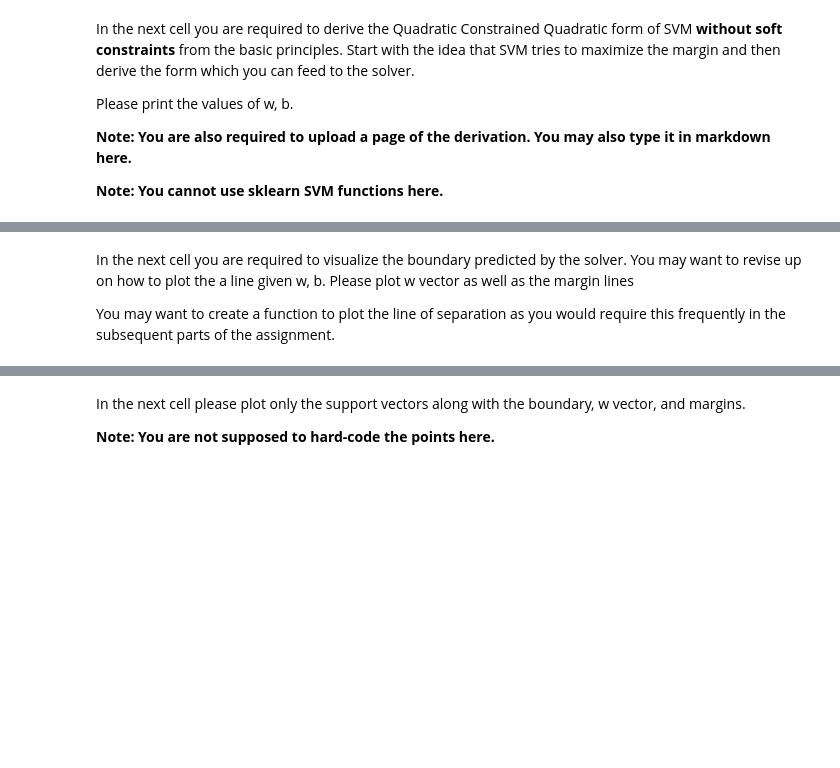
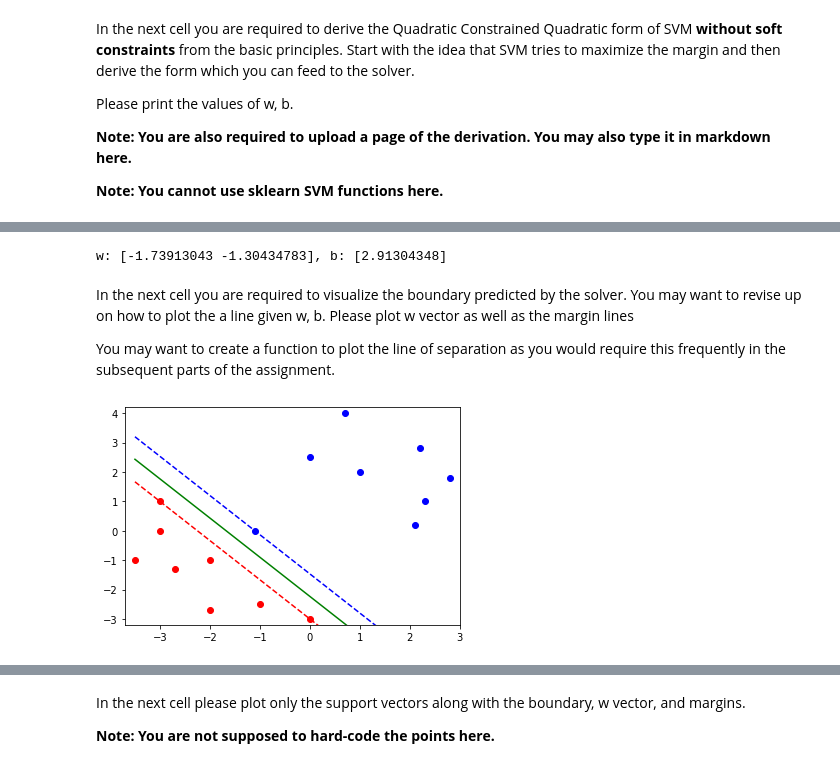
Before and after one commit to TheProjectsGuy/SMAI21-CS7.403, a Jupyter notebook: Assignments/Assignment 3/Notebooks/SVM.ipynb, the cells around one changed output, grey strips where cells are left out. Cells and saved outputs as stored; diff of their text form; code cells hidden in the pictures; blank space fills up the shorter version.

```diff
--- a/Assignments/Assignment 3/Notebooks/SVM.ipynb
+++ b/Assignments/Assignment 3/Notebooks/SVM.ipynb
@@ -60,3 +84,16 @@ Please print the values of w, b.
+# %%
+# Extract shapes
+N, d = X.shape
+w = cp.Variable(d)
+b = cp.Variable(1)
+# All constraints (for all points)
+constraints = [y[i] * (w.T @ X[i, :] - b) >= 1 for i in range(N)]
+obj = cp.Minimize(cp.norm(w))   # Minimize the norm of w
+prob = cp.Problem(obj, constraints) # Define problem
+result = prob.solve()   # Solve for w and b
+print(f"w: {w.value}, b: {b.value}")
+# %% [output]
+w: [-1.73913043 -1.30434783], b: [2.91304348]
 # %% [markdown]
 In the next cell you are required to visualize the boundary predicted by the solver. You may want to revise up on how to plot the a line given w, b. Please plot w vector as well as the margin lines
 
@@ -65,0 +101,27 @@ You may want to create a function to plot the line of separation as you would re
+# %%
+# Decision boundary
+y_x_db = lambda x_val: (b.value - w.value[0] * x_val)/w.value[1]
+# Margin (+1 side)
+y_x_mp1 = lambda x_val: (1 + b.value - w.value[0] * x_val)/w.value[1]
+# Margin (-1 side)
+y_x_mn1 = lambda x_val: (b.value - 1 - w.value[0] * x_val)/w.value[1]
+# Function
+def svm_db(x_min, x_max, y_min, y_max):
+    plt.plot([x_min, x_max], [y_x_db(x_min), y_x_db(x_max)], 'g-')
+    plt.plot([x_min, x_max], [y_x_mp1(x_min), y_x_mp1(x_max)], 'r--')
+    plt.plot([x_min, x_max], [y_x_mn1(x_min), y_x_mn1(x_max)], 'b--')
+    plt.xlim([x_min - 0.2, x_max + 0.2])
+    plt.ylim([y_min - 0.2, y_max + 0.2])
+# %%
+# Write your code here
+plot_points(X, y)
+# Show the decision boundary
+x_min = float(np.min(X[:, 0]))
+x_max = float(np.max(X[:, 0]))
+y_min = float(np.min(X[:, 1]))
+y_max = float(np.max(X[:, 1]))
+# Red: +1, Blue: -1, Green: 0 (decision boundary)
+svm_db(x_min, x_max, y_min, y_max)
+plt.show()
+# %% [output]
+[figure, added]
```
Also changed, not shown: parts of 9 cells of this notebook, 1 other file.
